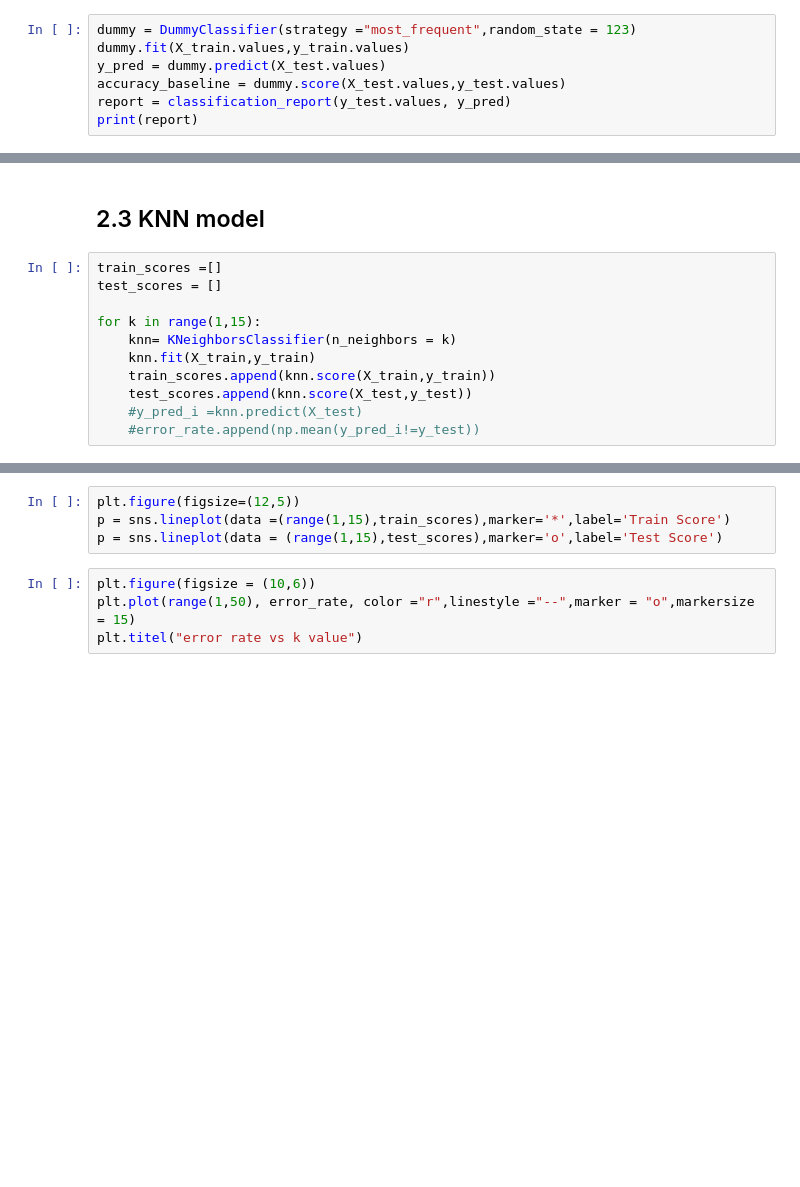
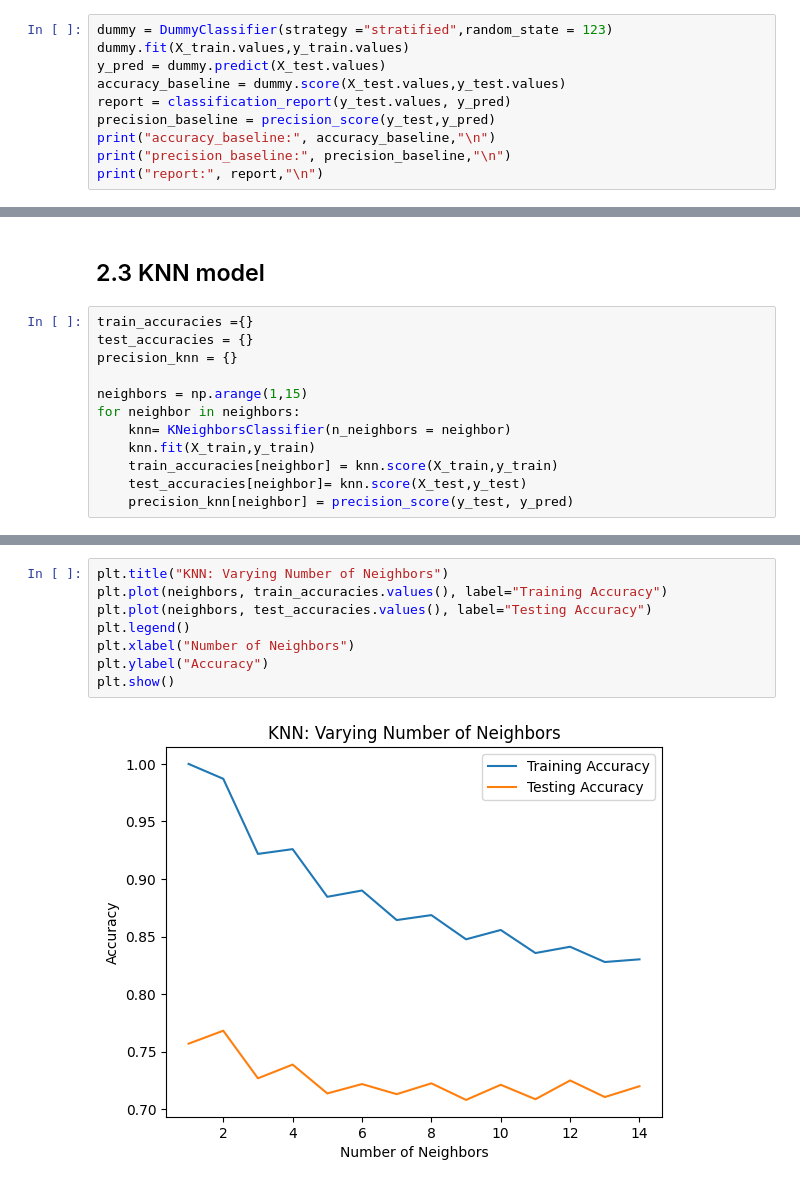
Before and after one commit to Gardenialover/Capstone_Two_Project, a Jupyter notebook: notebooks/5.Modeling.ipynb, the cells around one changed output, grey strips where cells are left out. Drawn from its saved outputs; the diff is of its cells as text; blank space fills up the shorter version.

```diff
--- a/notebooks/5.Modeling.ipynb
+++ b/notebooks/5.Modeling.ipynb
@@ -102,10 +104,13 @@ This is a classification machine learning.The metrics of accuracy, recall, F1 an
 # %% [markdown]
 ## Baseline Classification
 # %%
-dummy = DummyClassifier(strategy ="most_frequent",random_state = 123)
+dummy = DummyClassifier(strategy ="stratified",random_state = 123)
 dummy.fit(X_train.values,y_train.values)
 y_pred = dummy.predict(X_test.values)
 accuracy_baseline = dummy.score(X_test.values,y_test.values)
 report = classification_report(y_test.values, y_pred)
-print(report)
+precision_baseline = precision_score(y_test,y_pred)
+print("accuracy_baseline:", accuracy_baseline,"\n")
+print("precision_baseline:", precision_baseline,"\n")
+print("report:", report,"\n")
 # %% [output]
@@ -120,14 +129,15 @@ weighted avg       0.66      0.81      0.73      1596
 # %% [markdown]
 ## 2.3 KNN model
 # %%
-train_scores =[]
-test_scores = []
+train_accuracies ={}
+test_accuracies = {}
+precision_knn = {}
 
-for k in range(1,15):
-    knn= KNeighborsClassifier(n_neighbors = k)
+neighbors = np.arange(1,15)
+for neighbor in neighbors:
+    knn= KNeighborsClassifier(n_neighbors = neighbor)
     knn.fit(X_train,y_train)
-    train_scores.append(knn.score(X_train,y_train))
-    test_scores.append(knn.score(X_test,y_test))
-    #y_pred_i =knn.predict(X_test)
-    #error_rate.append(np.mean(y_pred_i!=y_test))
+    train_accuracies[neighbor] = knn.score(X_train,y_train)
+    test_accuracies[neighbor]= knn.score(X_test,y_test)
+    precision_knn[neighbor] = precision_score(y_test, y_pred)
 # %%
@@ -136,8 +153,10 @@ print("test scores:", test_scores,"\n")
-# %%
-plt.figure(figsize=(12,5))
-p = sns.lineplot(data =(range(1,15),train_scores),marker='*',label='Train Score')
-p = sns.lineplot(data = (range(1,15),test_scores),marker='o',label='Test Score')
-# %%
-plt.figure(figsize = (10,6))
-plt.plot(range(1,50), error_rate, color ="r",linestyle ="--",marker = "o",markersize = 15)
-plt.titel("error rate vs k value")
+# %%
+plt.title("KNN: Varying Number of Neighbors")
+plt.plot(neighbors, train_accuracies.values(), label="Training Accuracy")
+plt.plot(neighbors, test_accuracies.values(), label="Testing Accuracy")
+plt.legend()
+plt.xlabel("Number of Neighbors")
+plt.ylabel("Accuracy")
+plt.show()
+# %% [output]
+[figure, added]
```
Also changed, not shown: parts of 3 cells of this notebook, 1 other file.
